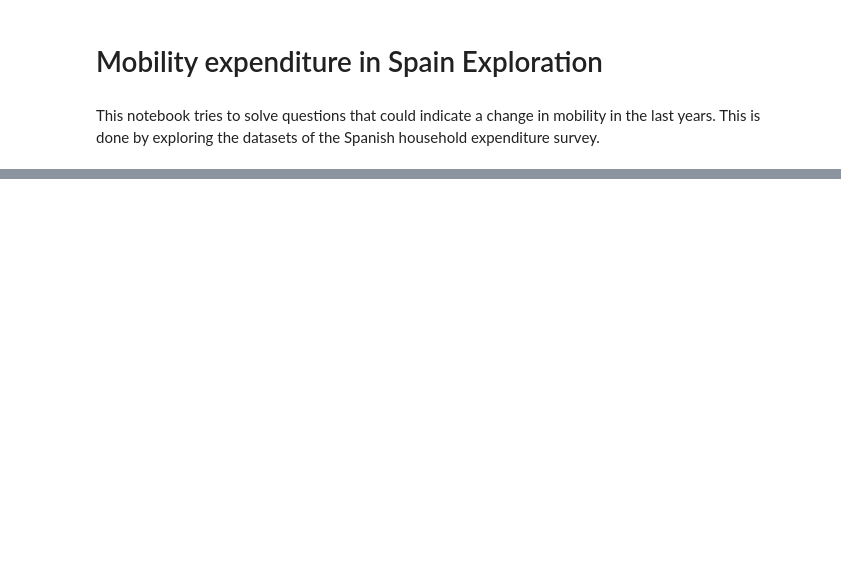
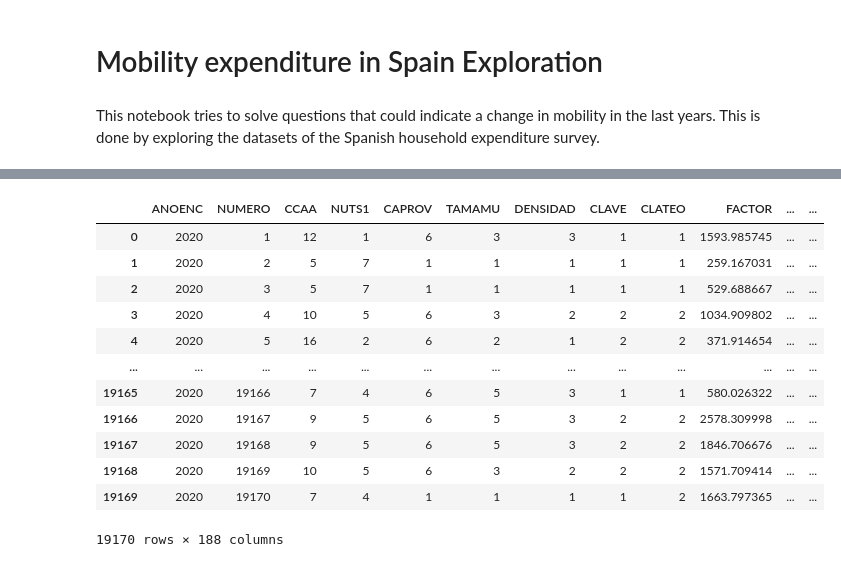
Before and after one commit to keilagg/HouseholdBudgetSurvey_, a Jupyter notebook: draft.ipynb, the cells around one changed output, grey strips where cells are left out. Saved outputs shown, nothing was run; the diff lists cells and outputs as text; code cells hidden in the pictures; blank space fills up the shorter version.

Commit message:
feat(): data arrangement

```diff
--- a/draft.ipynb
+++ b/draft.ipynb
@@ -84,0 +107,22 @@ Note: you may need to restart the kernel to use updated packages.
+# %%
+# constants
+path2data = 'data'
+years = [2018, 2019, 2020, 2021, 2022]
+df_dict_keys = list(map(str, years))
+
+# data import
+# dict: expenses dataframes
+dfs_ = []
+for i in range(len(df_dict_keys)):
+    file_year_zip = f"{path2data}/EPFgastos_{years[i]}.csv.zip"
+    file_zipfile = zipfile.ZipFile(file_year_zip)
+    df = pd.read_csv(file_zipfile.open(file_year_zip[5:-4]), sep='\t', low_memory=False)
+    dfs_.append(df)
+dict_df_EPF_all_expenses = dict(zip(df_dict_keys, dfs_))
+# %%
+# households dataframes
+dfs_households = []
+for i in range(len(df_dict_keys)):
+    df = pd.read_csv(f"{path2data}/EPFhogar_{years[i]}.csv", sep='\t', low_memory=False)
+    dfs_households.append(df)
+dict_df_EPF_all_households = dict(zip(df_dict_keys, dfs_households))
@@ -84,0 +154,16 @@ Note: you may need to restart the kernel to use updated packages.
+# %%
+dict_df_EPF_all_households['2020']
+# %% [output]
+|  | ANOENC | NUMERO | CCAA | NUTS1 | CAPROV | TAMAMU | DENSIDAD | CLAVE | CLATEO | FACTOR | ... | ... |
+| 0 | 2020 | 1 | 12 | 1 | 6 | 3 | 3 | 1 | 1 | 1593.985745 | ... | ... |
+| 1 | 2020 | 2 | 5 | 7 | 1 | 1 | 1 | 1 | 1 | 259.167031 | ... | ... |
+| 2 | 2020 | 3 | 5 | 7 | 1 | 1 | 1 | 1 | 1 | 529.688667 | ... | ... |
+| 3 | 2020 | 4 | 10 | 5 | 6 | 3 | 2 | 2 | 2 | 1034.909802 | ... | ... |
+| 4 | 2020 | 5 | 16 | 2 | 6 | 2 | 1 | 2 | 2 | 371.914654 | ... | ... |
+| ... | ... | ... | ... | ... | ... | ... | ... | ... | ... | ... | ... | ... |
+| 19165 | 2020 | 19166 | 7 | 4 | 6 | 5 | 3 | 1 | 1 | 580.026322 | ... | ... |
+| 19166 | 2020 | 19167 | 9 | 5 | 6 | 5 | 3 | 2 | 2 | 2578.309998 | ... | ... |
+| 19167 | 2020 | 19168 | 9 | 5 | 6 | 5 | 3 | 2 | 2 | 1846.706676 | ... | ... |
+| 19168 | 2020 | 19169 | 10 | 5 | 6 | 3 | 2 | 2 | 2 | 1571.709414 | ... | ... |
+| 19169 | 2020 | 19170 | 7 | 4 | 1 | 1 | 1 | 1 | 2 | 1663.797365 | ... | ... |
+19170 rows × 188 columns
```
Also changed, not shown: parts of 54 cells of this notebook, 5 other files.
